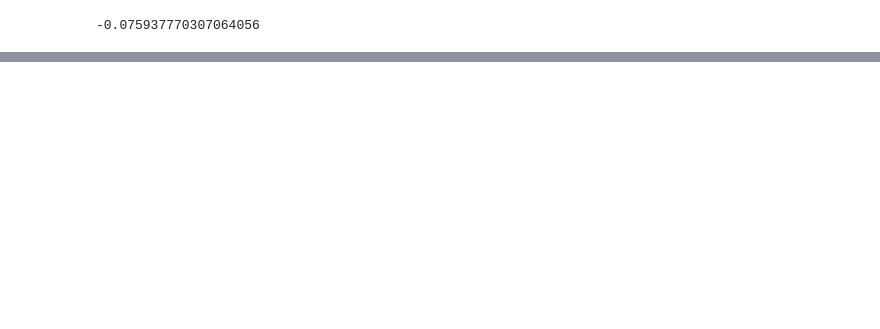
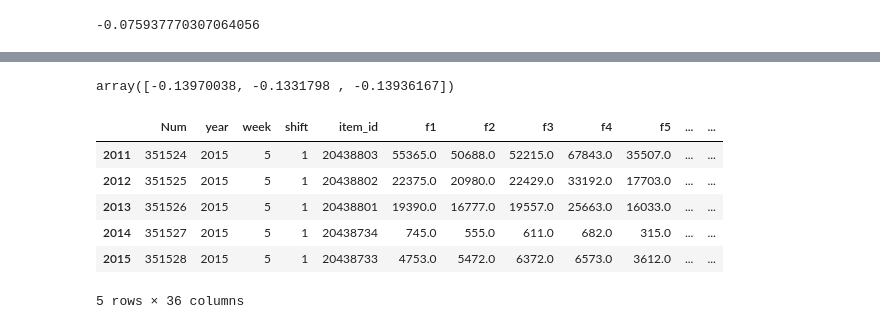
Before and after one commit to nzinov/ml-mipt-part1, a Jupyter notebook: 2017/home_work/hw3/Contest.ipynb, the cells around one changed output, grey strips where cells are left out. Saved outputs shown, nothing was run; the diff lists cells and outputs as text; code cells hidden in the pictures; blank space fills up the shorter version.

```diff
--- a/2017/home_work/hw3/Contest.ipynb
+++ b/2017/home_work/hw3/Contest.ipynb
@@ -89,0 +109,14 @@ sample_submission.to_csv("baseline_submission.tsv", sep=',', index=False)
+# %%
+sklearn.model_selection.cross_val_score(Regressor(), X, y, scoring=smape)
+# %% [output]
+array([-0.13970038, -0.1331798 , -0.13936167])
+# %%
+test.tail()
+# %% [output]
+|  | Num | year | week | shift | item_id | f1 | f2 | f3 | f4 | f5 | ... | ... |
+| 2011 | 351524 | 2015 | 5 | 1 | 20438803 | 55365.0 | 50688.0 | 52215.0 | 67843.0 | 35507.0 | ... | ... |
+| 2012 | 351525 | 2015 | 5 | 1 | 20438802 | 22375.0 | 20980.0 | 22429.0 | 33192.0 | 17703.0 | ... | ... |
+| 2013 | 351526 | 2015 | 5 | 1 | 20438801 | 19390.0 | 16777.0 | 19557.0 | 25663.0 | 16033.0 | ... | ... |
+| 2014 | 351527 | 2015 | 5 | 1 | 20438734 | 745.0 | 555.0 | 611.0 | 682.0 | 315.0 | ... | ... |
+| 2015 | 351528 | 2015 | 5 | 1 | 20438733 | 4753.0 | 5472.0 | 6372.0 | 6573.0 | 3612.0 | ... | ... |
+5 rows × 36 columns
```
Also changed, not shown: parts of 12 cells of this notebook, 1 other file.
